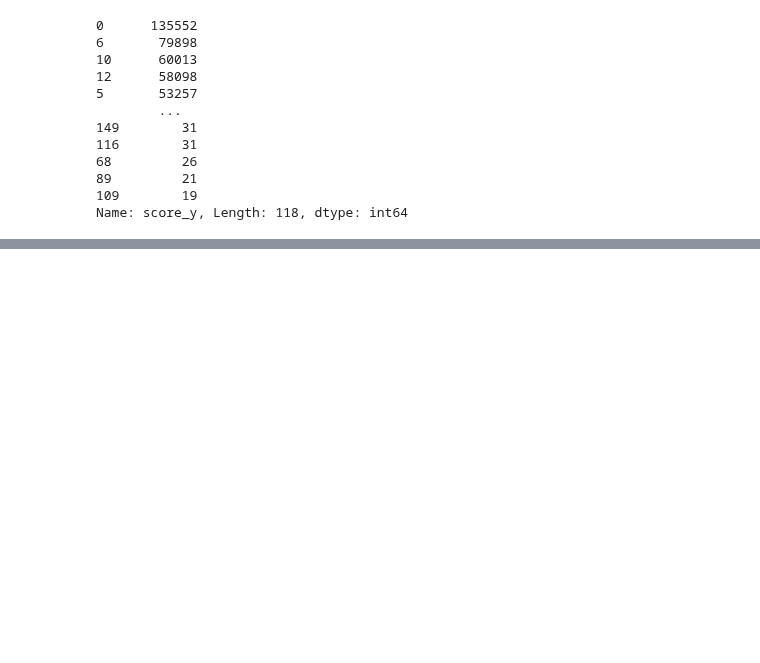
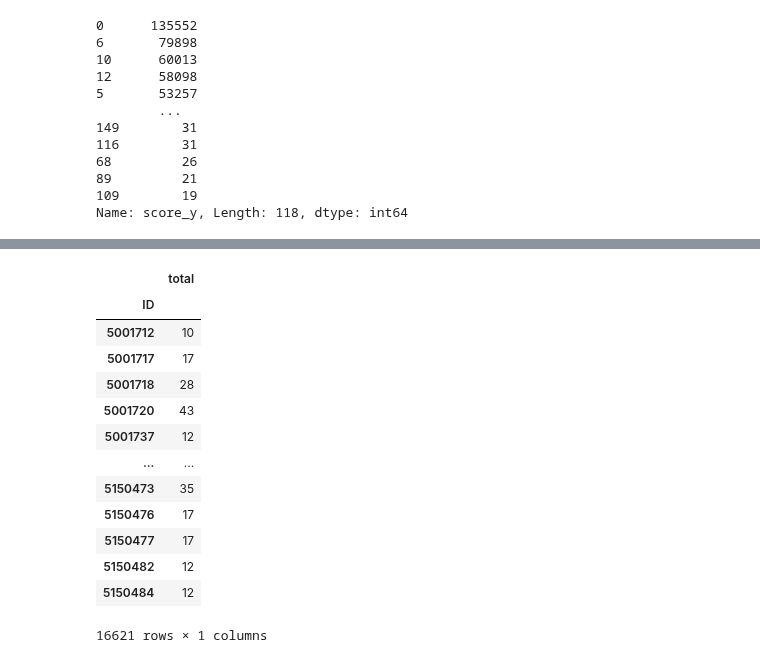
Before and after one commit to credit-risk-management-predictor/credit-risk-management-predictor, a Jupyter notebook: matt-explore.ipynb, the cells around one changed output, grey strips where cells are left out. Drawn from its saved outputs; the diff is of its cells as text; code cells hidden in the pictures; blank space fills up the shorter version.

```diff
--- a/matt-explore.ipynb
+++ b/matt-explore.ipynb
@@ -818,0 +914,17 @@ Name: score_y, Length: 118, dtype: int64
+# %%
+scores[scores.total >= 10]
+# %% [output]
+|  | total |
+| ID |  |
+| 5001712 | 10 |
+| 5001717 | 17 |
+| 5001718 | 28 |
+| 5001720 | 43 |
+| 5001737 | 12 |
+| ... | ... |
+| 5150473 | 35 |
+| 5150476 | 17 |
+| 5150477 | 17 |
+| 5150482 | 12 |
+| 5150484 | 12 |
+16621 rows × 1 columns
```
Also changed, not shown: parts of 12 cells of this notebook.
